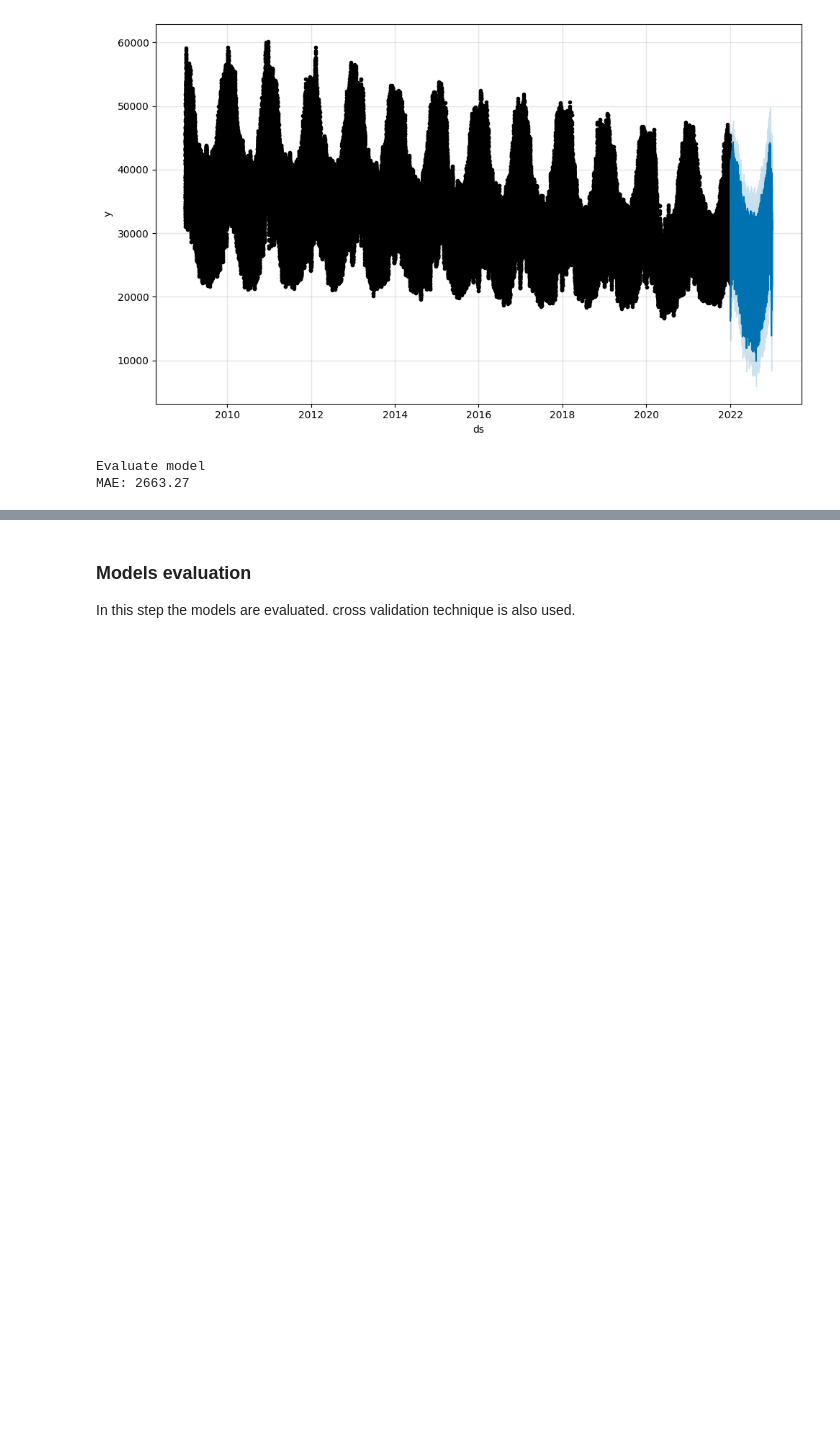
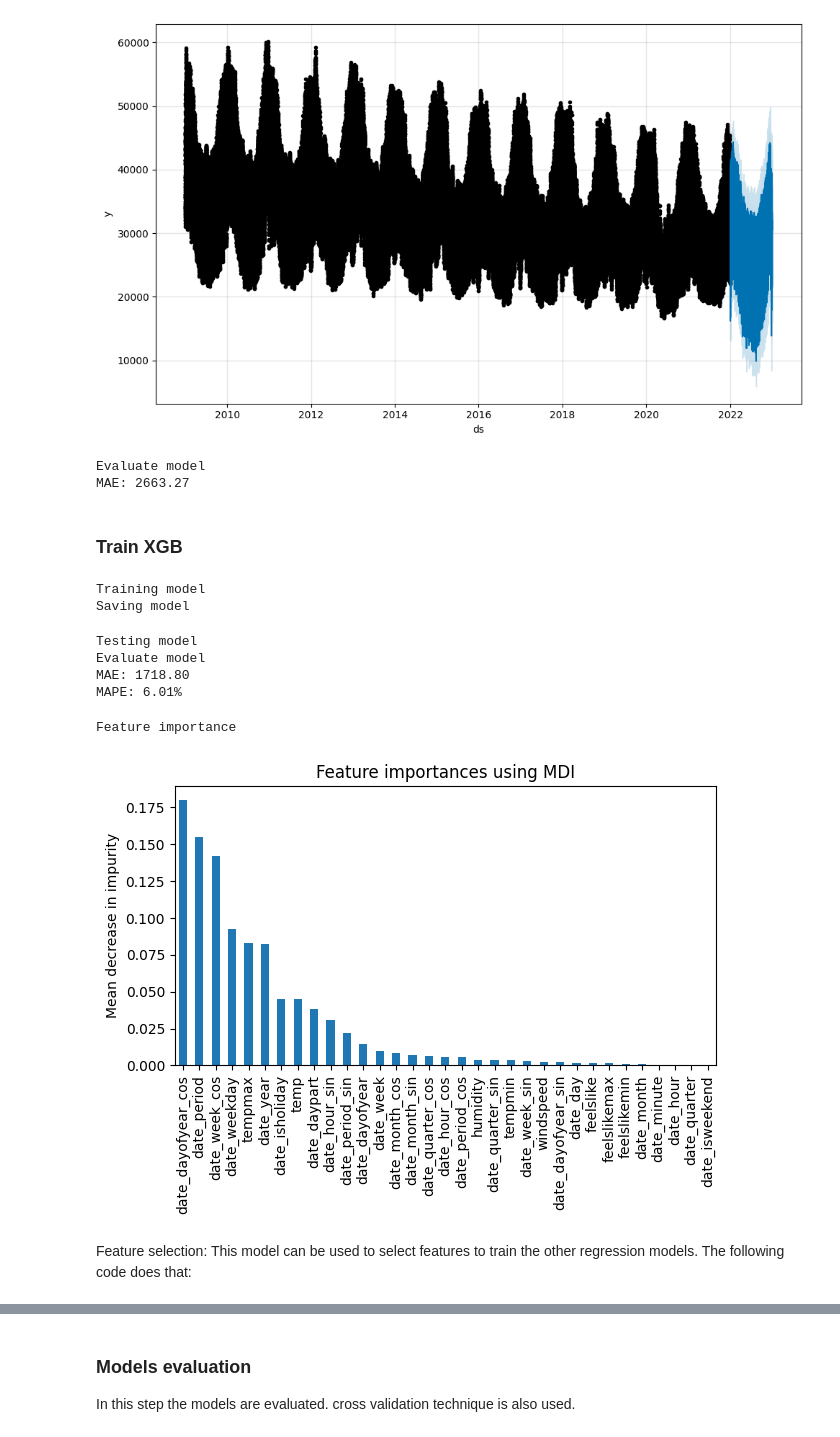
Before and after one commit to avillalon-dev/Forecasting.ElectricityDemand.UK, a Jupyter notebook: forecast_electricity_demand.ipynb, the cells around one changed output, grey strips where cells are left out. Drawn from its saved outputs; the diff is of its cells as text; code cells hidden in the pictures; blank space fills up the shorter version.

Commit message:
Train XGB model
Feature selection with XGB.

```diff
--- a/forecast_electricity_demand.ipynb
+++ b/forecast_electricity_demand.ipynb
@@ -574,3 +574,67 @@ print("MAE: %.2f" % (mae))
 # %% [output]
 Evaluate model
 MAE: 2663.27
+# %% [markdown]
+### Train XGB
+# %%
+model_name = 'xgb'
+model_file = model_save_dir + 'model_' + model_name + '.model'
+if not os.path.exists(model_file):
+    print('Training model')
+    train_xgb = pd.merge(y_train, X_train, on='datetime', how='left')
+    scaler = StandardScaler()
+    xgb_model = xgb_model.fit(scaler.fit_transform(train_xgb[X_train.columns[1:]]), train_xgb[y_train.columns[1:]])
+    print('Saving model')
+    xgb_model.save_model(model_file)
+else:
+    print('Loading model')
+    xgb_model.load_model(model_file)
+# %% [output]
+Training model
+Saving model
+# %%
+print('Testing model')
+# use the model to make a forecast
+val_xgb = pd.merge(y_val, X_val, on='datetime', how='left')
+val_pred_xgb = xgb_model.predict(scaler.transform(val_xgb[X_val.columns[1:]]))
+plot_count = 1440
+# summarize the forecast
+# print(y_pred[['ds', 'yhat', 'yhat_lower', 'yhat_upper']].head())
+# plot prediction
+# plt.scatter(dates_train['settlement_date'], y_train)
+# plt.show()
+# plt.plot(dates_test['settlement_date'].iloc[:plot_count], y_pred[:plot_count])
+# plt.scatter(dates_test['settlement_date'].iloc[:plot_count], y_test.iloc[:plot_count])
+# plt.show()
+
+print('Evaluate model')
+mae = mean_absolute_error(y_val['tsd'], val_pred_xgb)
+mape = mean_absolute_percentage_error(y_val['tsd'], val_pred_xgb)*100
+# rmse = np.sqrt(mean_squared_error(y_val['std'], val_pred_xgb))
+print("MAE: %.2f" % (mae))
+print("MAPE: %.2f%%" % (mape))
+# print("RMSE: %.2f" % (rmse))
+# %% [output]
+Testing model
+Evaluate model
+MAE: 1718.80
+MAPE: 6.01%
+# %%
+import numpy as np
+print('Feature importance')
+feature_names = X_train.columns[1:]
+importances = xgb_model.feature_importances_.reshape(-1,1)
+model_importances = pd.DataFrame(importances, columns=['importance'], index=feature_names)
+model_importances.sort_values(by='importance', ascending=False, inplace=True)
+model_importances.to_csv(model_save_dir + 'features_' + model_name + '.csv')
+
+fig, ax = plt.subplots()
+model_importances['importance'].plot.bar(ax=ax)
+ax.set_title("Feature importances using MDI")
+ax.set_ylabel("Mean decrease in impurity")
+fig.tight_layout()
+# %% [output]
+Feature importance
+[figure, added]
+# %% [markdown]
+Feature selection: This model can be used to select features to train the other regression models. The following code does that:
```
Also changed, not shown: parts of 7 cells of this notebook, 34 other files.
